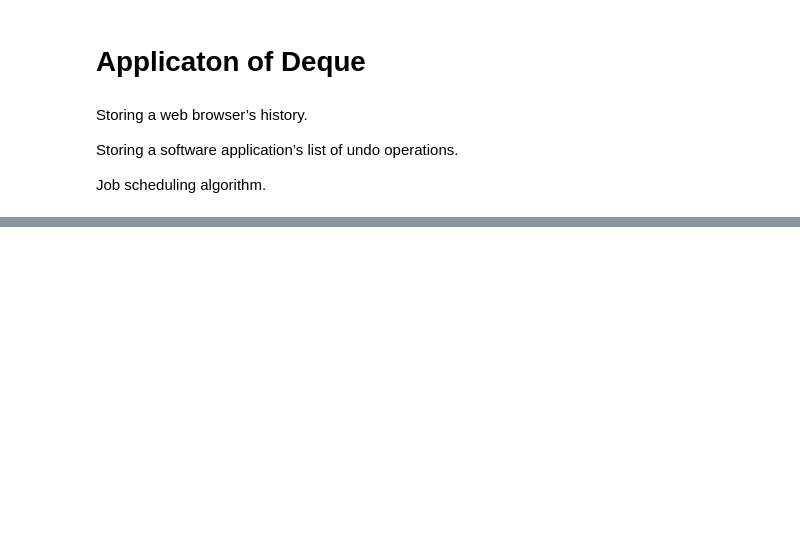
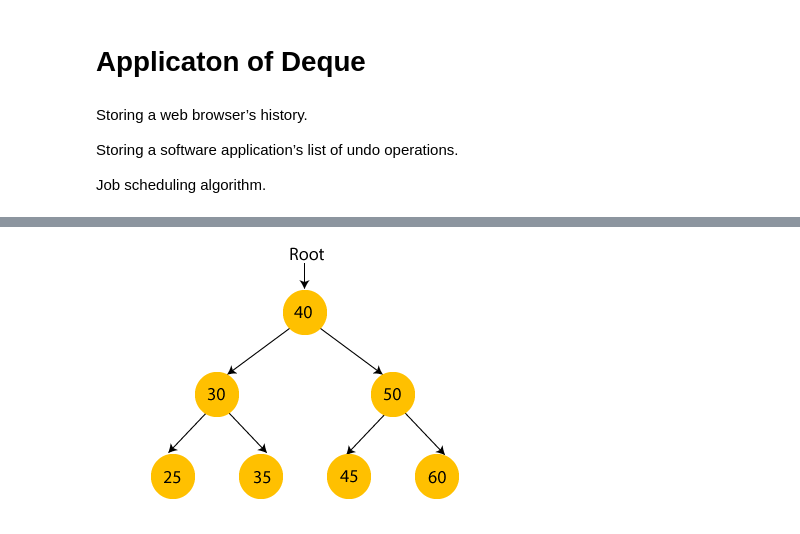
Before and after one commit to Geek9Learner/Basic-Python-and-Projects, a Jupyter notebook: Data_Structure.ipynb, the cells around one changed output, grey strips where cells are left out. Cells and saved outputs as stored; diff of their text form; code cells hidden in the pictures; blank space fills up the shorter version.

```diff
--- a/Data_Structure.ipynb
+++ b/Data_Structure.ipynb
@@ -1299,0 +1621,6 @@ print(l1)
+# %%
+from PIL import Image
+img=Image.open('BST1.png')
+img
+# %% [output]
+[figure, added]
```
Also changed, not shown: parts of 77 cells of this notebook, 15 other files.
